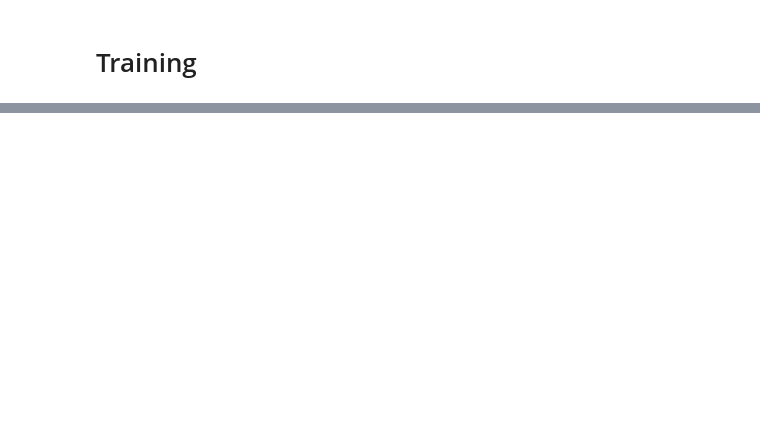
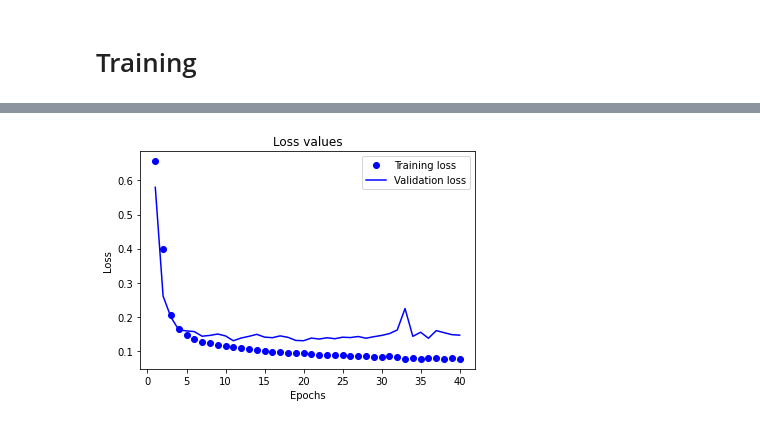
Before and after one commit to SammyTammy0/dl_track_research, a Jupyter notebook: classify_particles.ipynb, the cells around one changed output, grey strips where cells are left out. Drawn from its saved outputs; the diff is of its cells as text; code cells hidden in the pictures; blank space fills up the shorter version.

```diff
--- a/classify_particles.ipynb
+++ b/classify_particles.ipynb
@@ -132,0 +176,20 @@ OSError: broken data stream when reading image file
+# %%
+train_label_map = {filename : (1 if filename[9:14]=="alpha" else 0) for filename in train_x}
+valid_label_map = {filename : (1 if filename[9:14]=="alpha" else 0) for filename in valid_x}
+# %%
+params = {'dim': (720,720),
+          'batch_size': 16,
+          'n_classes': 1,
+          'n_channels': 1,
+          'shuffle': True}
+
+# Set up generators
+training_generator =   DataGenerator(train_x, train_label_map, **params)
+validation_generator = DataGenerator(valid_x, valid_label_map, **params)
+# %%
+# Fit!
+model = other_build_model()
+history = model.fit_generator(generator=training_generator,
+                    validation_data=validation_generator,
+                    verbose=True,
+                    epochs=40)
@@ -132,0 +214,15 @@ OSError: broken data stream when reading image file
+# %%
+hist_dict = history.history
+# %%
+import matplotlib.pyplot as plt
+
+plt.xlabel("Epochs")
+plt.ylabel("Loss")
+epochs=range(1,len(hist_dict["loss"])+1)
+plt.plot(epochs, hist_dict["loss"], "bo", label="Training loss")
+plt.plot(epochs, hist_dict["val_loss"], "b", label="Validation loss")
+plt.title("Loss values")
+plt.legend()
+plt.savefig("%s_loss.png" % (dir_suffix))
+# %% [output]
+[figure, added]
```
Also changed, not shown: parts of 15 cells of this notebook, 1 other file.
